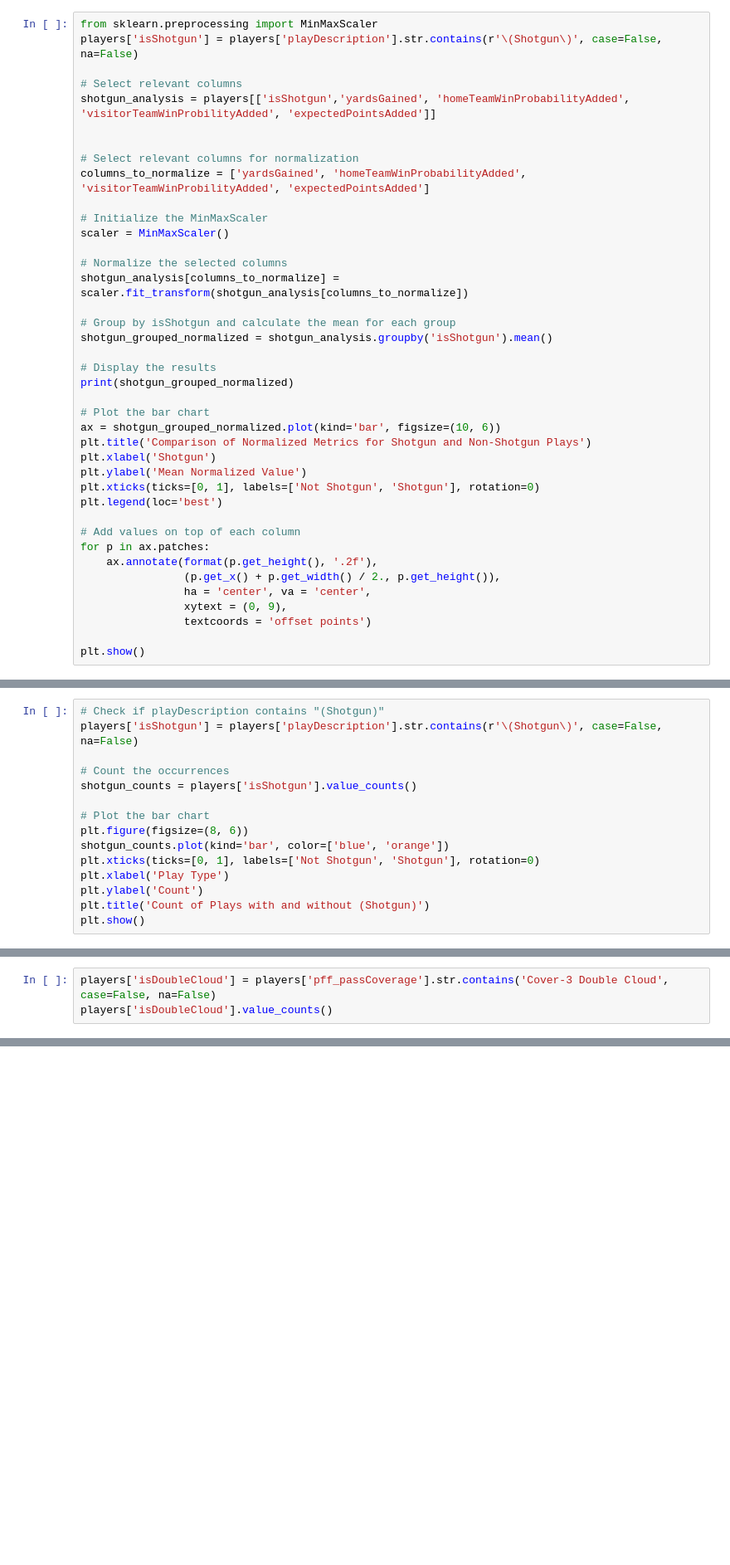
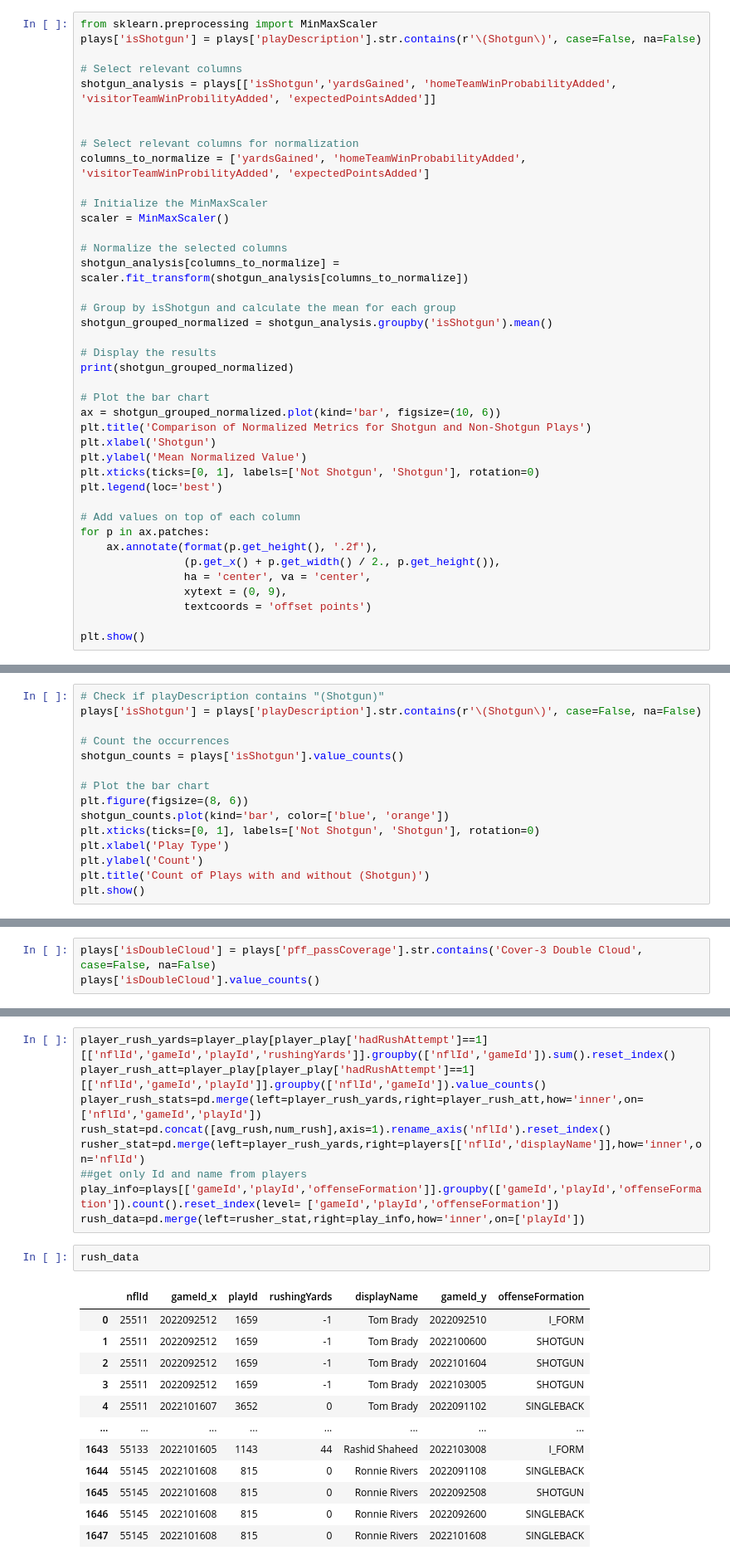
Before and after one commit to lanvu301/NFL-Big-Data-Bowl, a Jupyter notebook: script.ipynb, the cells around one changed output, grey strips where cells are left out. Shown: that part at 83% size. Drawn from its saved outputs; the diff is of its cells as text; blank space fills up the shorter version.

```diff
--- a/script.ipynb
+++ b/script.ipynb
@@ -71,10 +69,10 @@ plt.legend(loc='best')
 plt.show()
 # %%
 from sklearn.preprocessing import MinMaxScaler
-players['isShotgun'] = players['playDescription'].str.contains(r'\(Shotgun\)', case=False, na=False)
+plays['isShotgun'] = plays['playDescription'].str.contains(r'\(Shotgun\)', case=False, na=False)
 
 # Select relevant columns
-shotgun_analysis = players[['isShotgun','yardsGained', 'homeTeamWinProbabilityAdded', 'visitorTeamWinProbilityAdded', 'expectedPointsAdded']]
+shotgun_analysis = plays[['isShotgun','yardsGained', 'homeTeamWinProbabilityAdded', 'visitorTeamWinProbilityAdded', 'expectedPointsAdded']]
 
 
 # Select relevant columns for normalization
@@ -143,10 +138,10 @@ shotgun_count_by_quarter.head()
 Name: playId, dtype: int64
 # %%
 # Check if playDescription contains "(Shotgun)"
-players['isShotgun'] = players['playDescription'].str.contains(r'\(Shotgun\)', case=False, na=False)
+plays['isShotgun'] = plays['playDescription'].str.contains(r'\(Shotgun\)', case=False, na=False)
 
 # Count the occurrences
-shotgun_counts = players['isShotgun'].value_counts()
+shotgun_counts = plays['isShotgun'].value_counts()
 
 # Plot the bar chart
 plt.figure(figsize=(8, 6))
@@ -170,8 +165,8 @@ players['playDescription'].tail()
 16123    (15:00) Br.Hall up the middle for 34 yards, TO...
 Name: playDescription, dtype: object
 # %%
-players['isDoubleCloud'] = players['pff_passCoverage'].str.contains('Cover-3 Double Cloud', case=False, na=False)
-players['isDoubleCloud'].value_counts()
+plays['isDoubleCloud'] = plays['pff_passCoverage'].str.contains('Cover-3 Double Cloud', case=False, na=False)
+plays['isDoubleCloud'].value_counts()
 # %% [output]
 isDoubleCloud
 False    16115
@@ -259,0 +314,24 @@ Red Zone                                  0.004242            -0.017039
+# %%
+player_rush_yards=player_play[player_play['hadRushAttempt']==1][['nflId','gameId','playId','rushingYards']].groupby(['nflId','gameId']).sum().reset_index()
+player_rush_att=player_play[player_play['hadRushAttempt']==1][['nflId','gameId','playId']].groupby(['nflId','gameId']).value_counts()
+player_rush_stats=pd.merge(left=player_rush_yards,right=player_rush_att,how='inner',on=['nflId','gameId','playId'])
+rush_stat=pd.concat([avg_rush,num_rush],axis=1).rename_axis('nflId').reset_index()
+rusher_stat=pd.merge(left=player_rush_yards,right=players[['nflId','displayName']],how='inner',on='nflId')
+##get only Id and name from players
+play_info=plays[['gameId','playId','offenseFormation']].groupby(['gameId','playId','offenseFormation']).count().reset_index(level= ['gameId','playId','offenseFormation'])
+rush_data=pd.merge(left=rusher_stat,right=play_info,how='inner',on=['playId'])
+# %%
+rush_data
+# %% [output]
+|  | nflId | gameId_x | playId | rushingYards | displayName | gameId_y | offenseFormation |
+| 0 | 25511 | 2022092512 | 1659 | -1 | Tom Brady | 2022092510 | I_FORM |
+| 1 | 25511 | 2022092512 | 1659 | -1 | Tom Brady | 2022100600 | SHOTGUN |
+| 2 | 25511 | 2022092512 | 1659 | -1 | Tom Brady | 2022101604 | SHOTGUN |
+| 3 | 25511 | 2022092512 | 1659 | -1 | Tom Brady | 2022103005 | SHOTGUN |
+| 4 | 25511 | 2022101607 | 3652 | 0 | Tom Brady | 2022091102 | SINGLEBACK |
+| ... | ... | ... | ... | ... | ... | ... | ... |
+| 1643 | 55133 | 2022101605 | 1143 | 44 | Rashid Shaheed | 2022103008 | I_FORM |
+| 1644 | 55145 | 2022101608 | 815 | 0 | Ronnie Rivers | 2022091108 | SINGLEBACK |
+| 1645 | 55145 | 2022101608 | 815 | 0 | Ronnie Rivers | 2022092508 | SHOTGUN |
+| 1646 | 55145 | 2022101608 | 815 | 0 | Ronnie Rivers | 2022092600 | SINGLEBACK |
+| 1647 | 55145 | 2022101608 | 815 | 0 | Ronnie Rivers | 2022101608 | SINGLEBACK |
```
Also changed, not shown: parts of 16 cells of this notebook.
